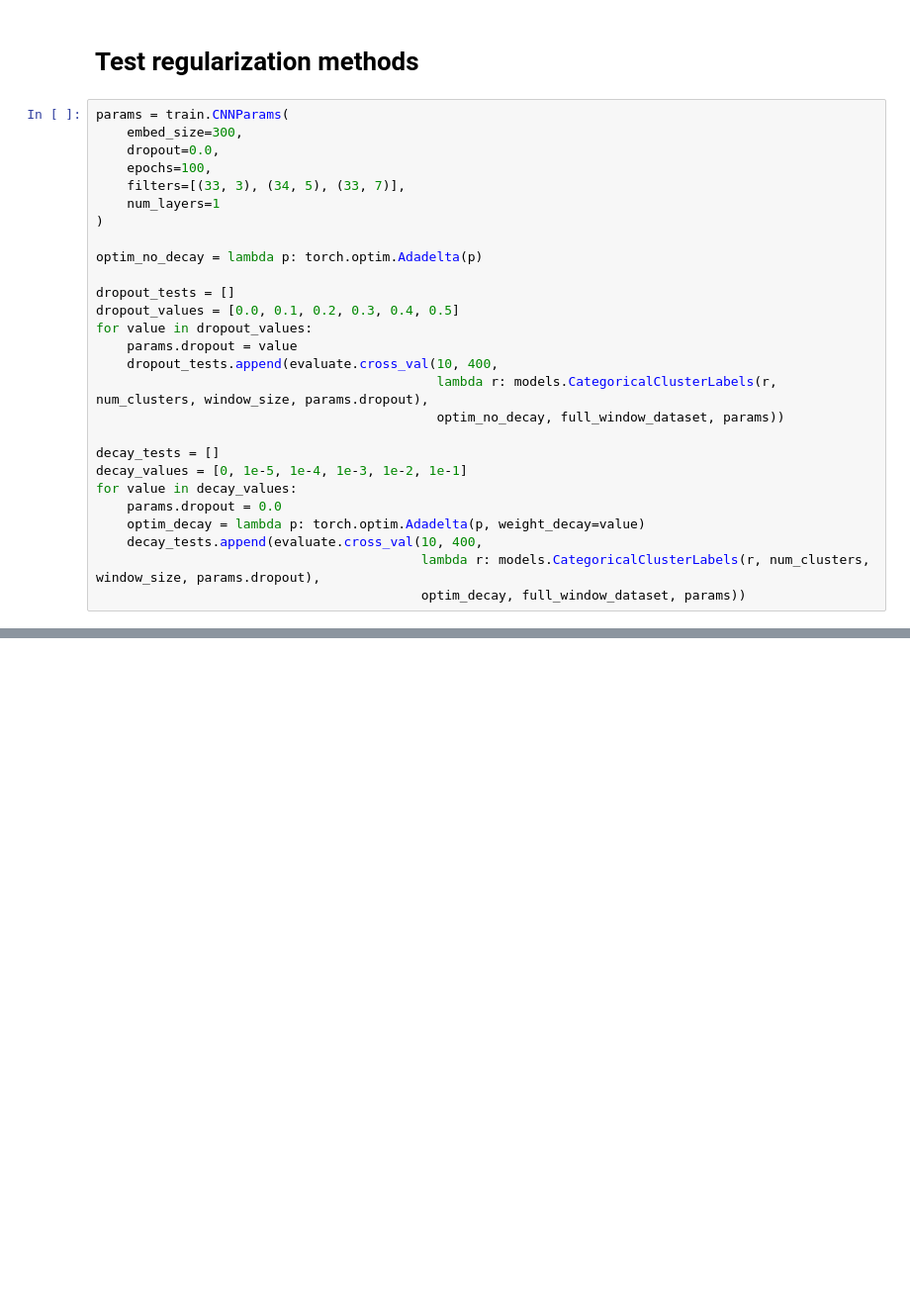
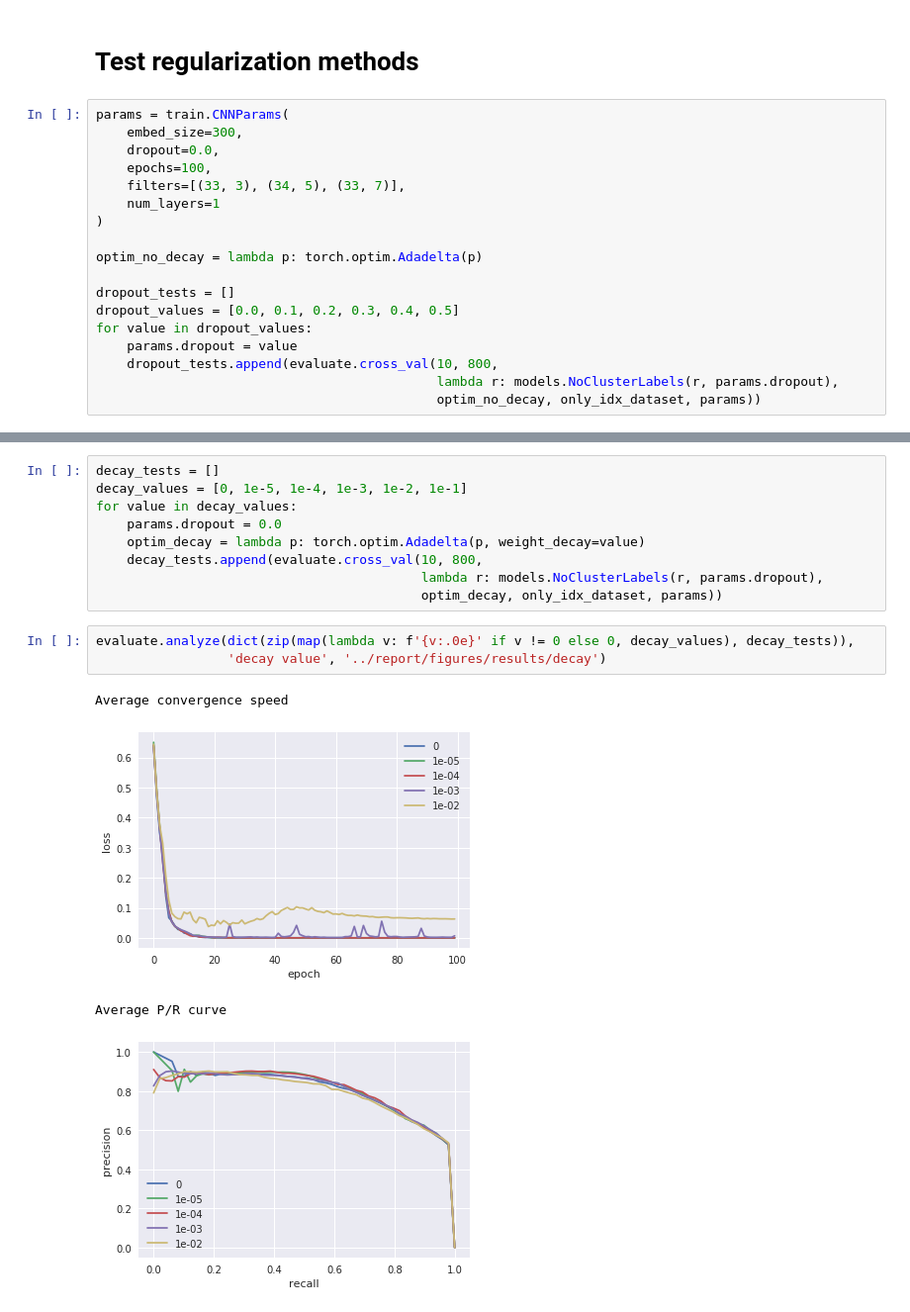
Before and after one commit to maarten990/masterthesis, a Jupyter notebook: experiments.ipynb, the cells around one changed output, grey strips where cells are left out. Shown: that part at 99% size. Saved outputs shown, nothing was run; the diff lists cells and outputs as text; blank space fills up the shorter version.

```diff
--- a/experiments.ipynb
+++ b/experiments.ipynb
@@ -139,17 +223,8 @@ dropout_tests = []
 dropout_values = [0.0, 0.1, 0.2, 0.3, 0.4, 0.5]
 for value in dropout_values:
     params.dropout = value
-    dropout_tests.append(evaluate.cross_val(10, 400,
-                                            lambda r: models.CategoricalClusterLabels(r, num_clusters, window_size, params.dropout),
-                                            optim_no_decay, full_window_dataset, params))
-
-decay_tests = []
-decay_values = [0, 1e-5, 1e-4, 1e-3, 1e-2, 1e-1]
-for value in decay_values:
-    params.dropout = 0.0
-    optim_decay = lambda p: torch.optim.Adadelta(p, weight_decay=value)
-    decay_tests.append(evaluate.cross_val(10, 400,
-                                          lambda r: models.CategoricalClusterLabels(r, num_clusters, window_size, params.dropout),
-                                          optim_decay, full_window_dataset, params))
+    dropout_tests.append(evaluate.cross_val(10, 800,
+                                            lambda r: models.NoClusterLabels(r, params.dropout),
+                                            optim_no_decay, only_idx_dataset, params))
 # %%
 evaluate.analyze(dict(zip(dropout_values, dropout_tests)), 'dropout rate', '../report/figures/results/dropout')
@@ -180,0 +231,17 @@ F1 plots:
+# %%
+decay_tests = []
+decay_values = [0, 1e-5, 1e-4, 1e-3, 1e-2, 1e-1]
+for value in decay_values:
+    params.dropout = 0.0
+    optim_decay = lambda p: torch.optim.Adadelta(p, weight_decay=value)
+    decay_tests.append(evaluate.cross_val(10, 800,
+                                          lambda r: models.NoClusterLabels(r, params.dropout),
+                                          optim_decay, only_idx_dataset, params))
+# %%
+evaluate.analyze(dict(zip(map(lambda v: f'{v:.0e}' if v != 0 else 0, decay_values), decay_tests)),
+                 'decay value', '../report/figures/results/decay')
+# %% [output]
+Average convergence speed
+[figure, added]
+Average P/R curve
+[figure, added]
```
Also changed, not shown: parts of 12 cells of this notebook, 33 other files.
